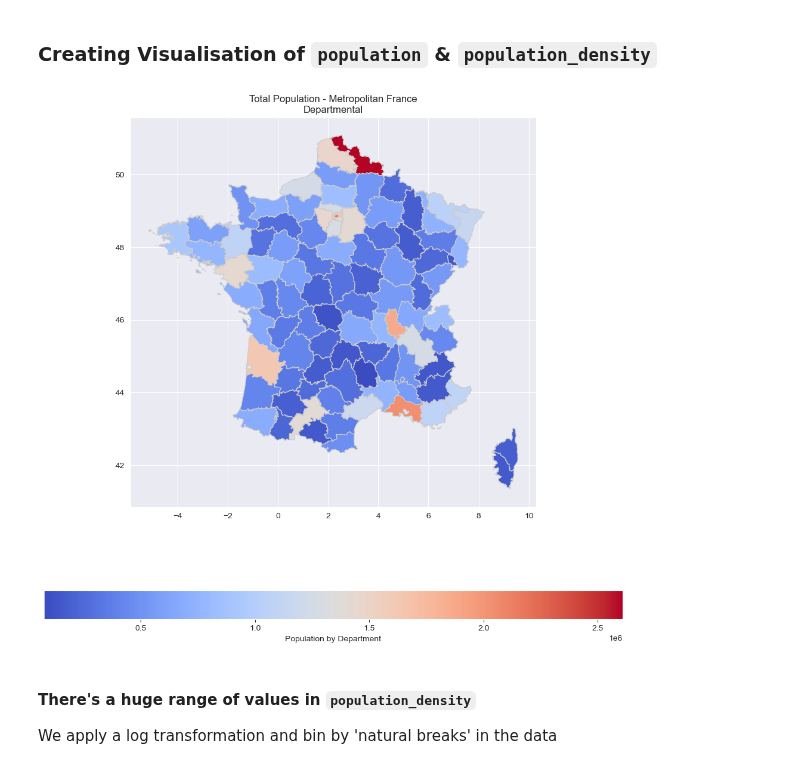
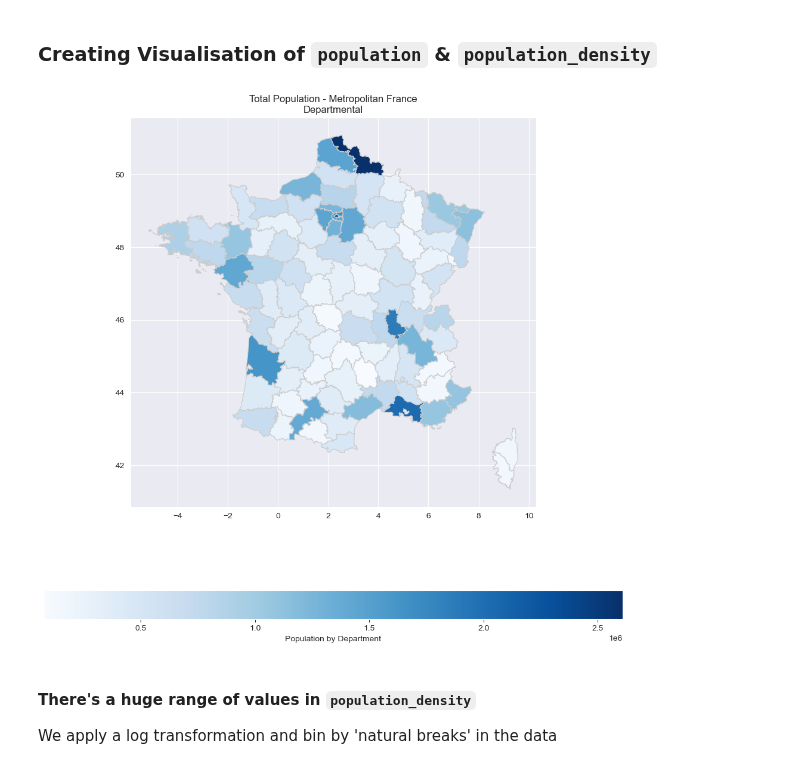
Before and after one commit to pineapple-bois/Michelin_Rated_Restaurants, a Jupyter notebook: Notebooks/France/France.ipynb, the cells around one changed output. Cells and saved outputs as stored; diff of their text form; code cells hidden in the pictures.

```diff
--- a/Notebooks/France/France.ipynb
+++ b/Notebooks/France/France.ipynb
@@ -341,20 +341,20 @@ merged.head()
 # %%
 # Plotting
 fig, ax = plt.subplots(1, 1, figsize=(10, 10))
 # Create map
 merged.plot(column='population',
-            cmap='coolwarm',
+            cmap='Blues',
             linewidth=0.8,
             ax=ax,
             edgecolor='0.8',
             legend=True,
             legend_kwds={'label': "Population by Department",
                          'orientation': "horizontal"})
 plt.title("Total Population - Metropolitan France\nDepartmental")
 plt.tight_layout()
 plt.show()
 # %% [output]
-[figure, old version]
+[figure, new version]
 # %% [markdown]
 #### There's a huge range of values in `population_density`
 
```
Also changed, not shown: parts of 11 cells of this notebook.
